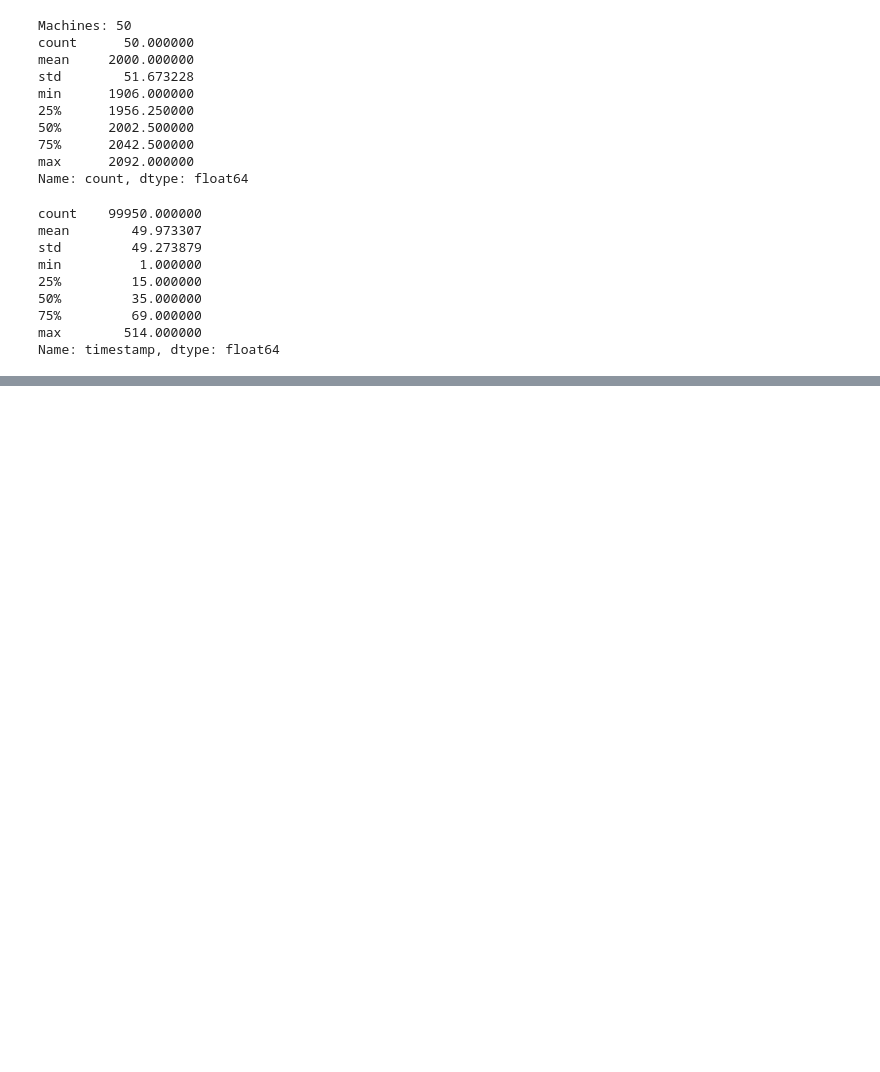
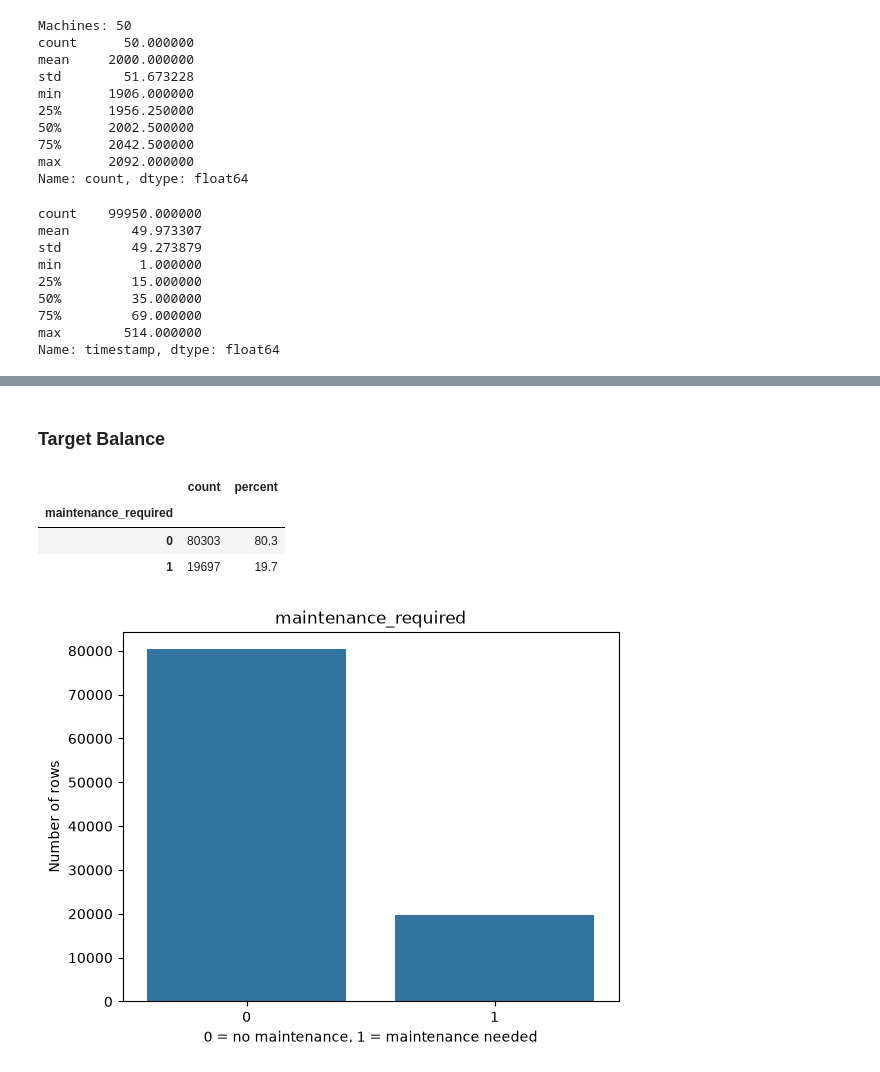
Before and after one commit to ssy-07678/AI-Solution-Project, a Jupyter notebook: eda.ipynb, the cells around one changed output, grey strips where cells are left out. Cells and saved outputs as stored; diff of their text form; code cells hidden in the pictures; blank space fills up the shorter version.

```diff
--- a/eda.ipynb
+++ b/eda.ipynb
@@ -154,0 +388,19 @@ Name: vibration, dtype: float64
+# %% [markdown]
+### Target Balance
+# %%
+# How many rows need maintenance (1) and how many do not (0)?
+counts = df['maintenance_required'].value_counts()
+display(pd.DataFrame({'count': counts, 'percent': (counts / len(df) * 100).round(1)}))
+
+# Bar charts
+sns.countplot(x=df['maintenance_required'])
+plt.title('maintenance_required')
+plt.xlabel('0 = no maintenance, 1 = maintenance needed')
+plt.ylabel('Number of rows')
+plt.show()
+# %% [output]
+|  | count | percent |
+| maintenance_required |  |  |
+| 0 | 80303 | 80.3 |
+| 1 | 19697 | 19.7 |
+[figure, added]
```
Also changed, not shown: parts of 57 cells of this notebook.
